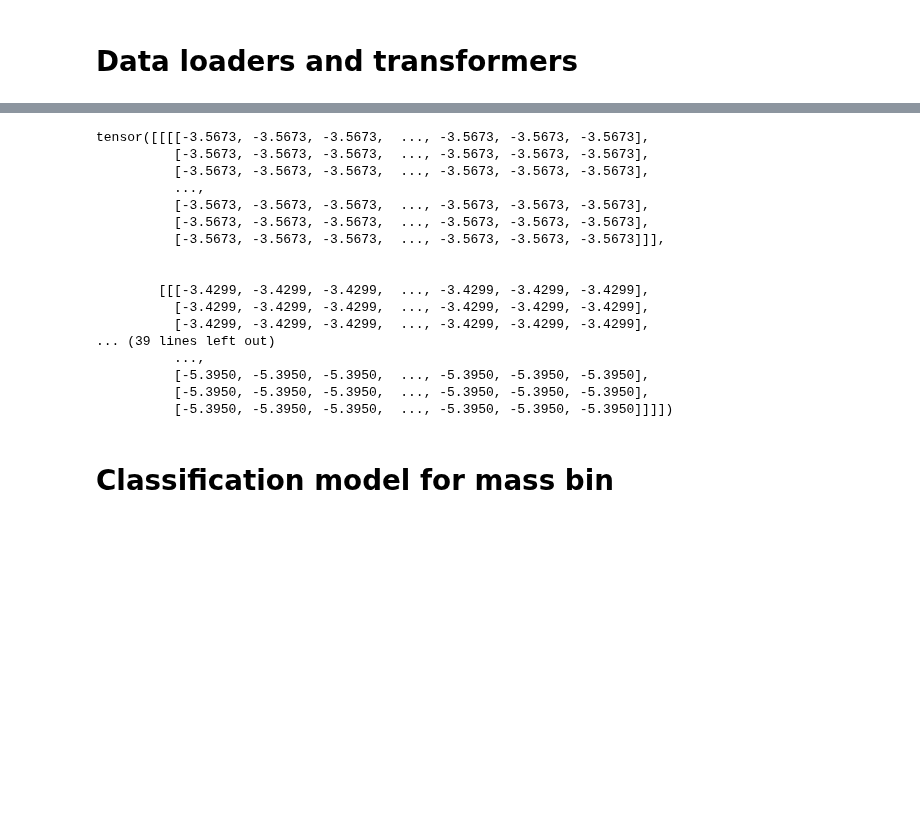
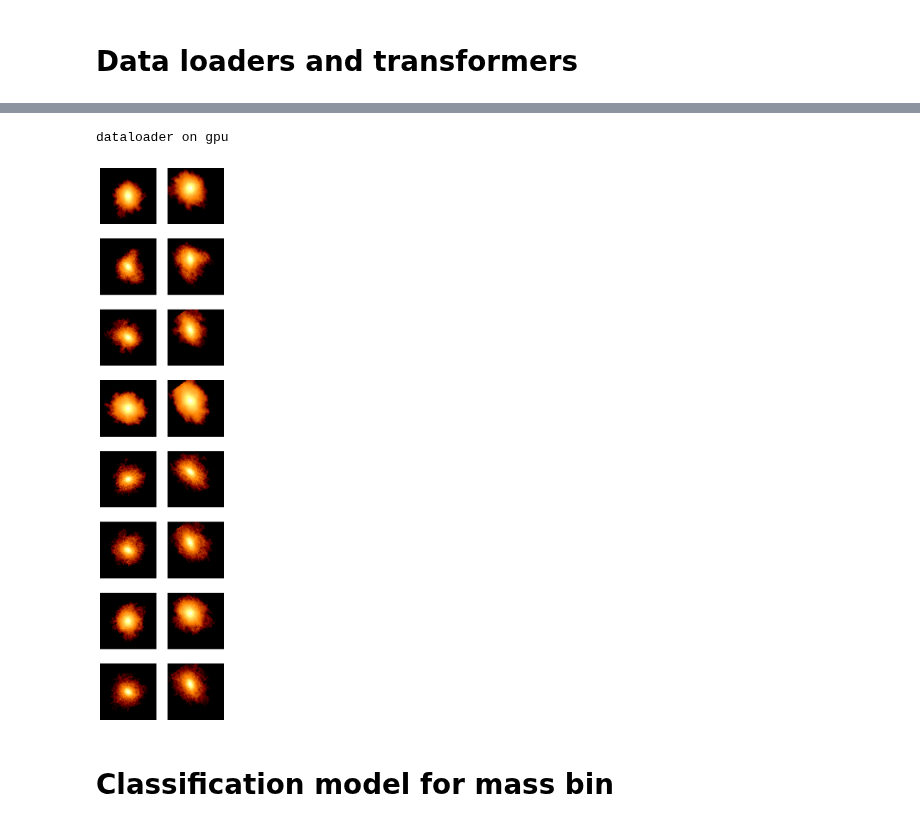
Before and after one commit to SergeiDBykov/self_supervised_halos, a Jupyter notebook: notebooks/1_tng_density_classification_colab.ipynb, the cells around one changed output, grey strips where cells are left out. Saved outputs shown, nothing was run; the diff lists cells and outputs as text; code cells hidden in the pictures; blank space fills up the shorter version.

```diff
--- a/notebooks/1_tng_density_classification_colab.ipynb
+++ b/notebooks/1_tng_density_classification_colab.ipynb
@@ -106,9 +109,11 @@ class HaloDataset(torch.utils.data.Dataset):
 
         label_mass = self.subhalos_df.loc[halo_id]['logSubhaloMass']
         label_class = np.digitize(label_mass, self.mass_bins) - 1
-        label = (label_mass, label_class)
+        label = (label_mass, label_class, halo_id)
+
 
         return selected_data, label
 
-#dataset = HaloDataset(root_dir = rootpath, subhalos_df=subhalos_df)
+
+dataset = HaloDataset(root_dir = rootpath, subhalos_df=subhalos_df)
 dataloader = DataLoader(dataset, batch_size=128, shuffle=True)
@@ -283,20 +145,0 @@ Transform Time: 13.316228866577148 <__main__.CustomTransform object at 0x...>
-# %%
-transformed_batch
-# %% [output]
-tensor([[[[-3.5673, -3.5673, -3.5673,  ..., -3.5673, -3.5673, -3.5673],
-          [-3.5673, -3.5673, -3.5673,  ..., -3.5673, -3.5673, -3.5673],
-          [-3.5673, -3.5673, -3.5673,  ..., -3.5673, -3.5673, -3.5673],
-          ...,
-          [-3.5673, -3.5673, -3.5673,  ..., -3.5673, -3.5673, -3.5673],
-          [-3.5673, -3.5673, -3.5673,  ..., -3.5673, -3.5673, -3.5673],
-          [-3.5673, -3.5673, -3.5673,  ..., -3.5673, -3.5673, -3.5673]]],
-
-
-        [[[-3.4299, -3.4299, -3.4299,  ..., -3.4299, -3.4299, -3.4299],
-          [-3.4299, -3.4299, -3.4299,  ..., -3.4299, -3.4299, -3.4299],
-          [-3.4299, -3.4299, -3.4299,  ..., -3.4299, -3.4299, -3.4299],
-... (39 lines left out)
-          ...,
-          [-5.3950, -5.3950, -5.3950,  ..., -5.3950, -5.3950, -5.3950],
-          [-5.3950, -5.3950, -5.3950,  ..., -5.3950, -5.3950, -5.3950],
-          [-5.3950, -5.3950, -5.3950,  ..., -5.3950, -5.3950, -5.3950]]]])
@@ -308,13 +147,12 @@ tensor([[[[-3.5673, -3.5673, -3.5673,  ..., -3.5673, -3.5673, -3.5673],
 def time_data_loading(dataloader, model = None, transform = None):
     t = time.time()
     n = len(dataloader)
-    for i, (batch_data_full, batch_label) in enumerate(dataloader):
-        projections = batch_data_full[1]
+    for i, (projections, batch_label) in enumerate(dataloader):
 
         if transform is not None:
             input_img = transform(projections)
         else:
-            input_img = projections[0]
+            input_img = projections
 
         input_img = input_img.to(device)
 
@@ -334,27 +172,26 @@ if device=='cpu':
     dataloader = DataLoader(dataset, batch_size=batch_size, shuffle=True)
 else:
     print('dataloader on gpu')
-    batch_size = 2048
+    batch_size = 512
     dataloader = DataLoader(dataset, batch_size=batch_size, shuffle=True, pin_memory=True, num_workers = 2)
 
-time_data_loading(dataloader)
-time_data_loading(dataloader, transform=select_views_and_transform)
+#time_data_loading(dataloader)
+#time_data_loading(dataloader, transform=img_transform)
+# %% [output]
+dataloader on gpu
 # %%
-batch_data_full, batch_label = next(iter(dataloader))
-batch_data = batch_data_full[1]
-
-view1 = select_views_and_transform(batch_data)
-orig = batch_data[0]
+batch_test_data, _ = next(iter(dataloader))
+batch_test_data_trans = img_transform(batch_test_data)
 
 fig, axs = plt.subplots(8, 2, figsize=(4, 18))
 
 for i in range(8):
-    axs[i, 0].imshow(orig[i][0].cpu().numpy(), cmap='afmhot')
-    axs[i, 1].imshow(view1[i][0].cpu().numpy(), cmap='afmhot')
-    #axs[i, 2].imshow(view2[i][0].cpu().numpy(), cmap='afmhot')
+    axs[i, 0].imshow(batch_test_data[i][0].cpu().numpy(), cmap='afmhot')
+    axs[i, 1].imshow(batch_test_data_trans[i][0].cpu().numpy(), cmap='afmhot')
     axs[i, 0].axis('off')
     axs[i, 1].axis('off')
-    #axs[i, 2].axis('off')
+# %% [output]
+[figure, added]
 # %% [markdown]
 # Classification model for mass bin
 # %% [markdown]
```
Also changed, not shown: parts of 19 cells of this notebook.
